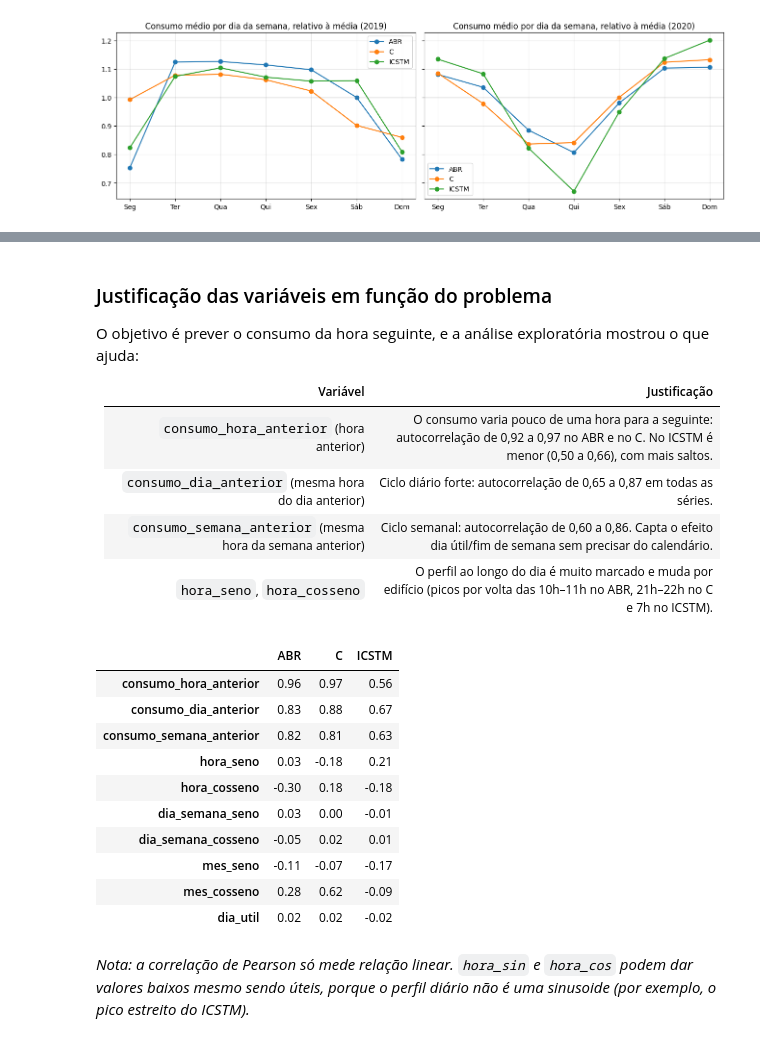
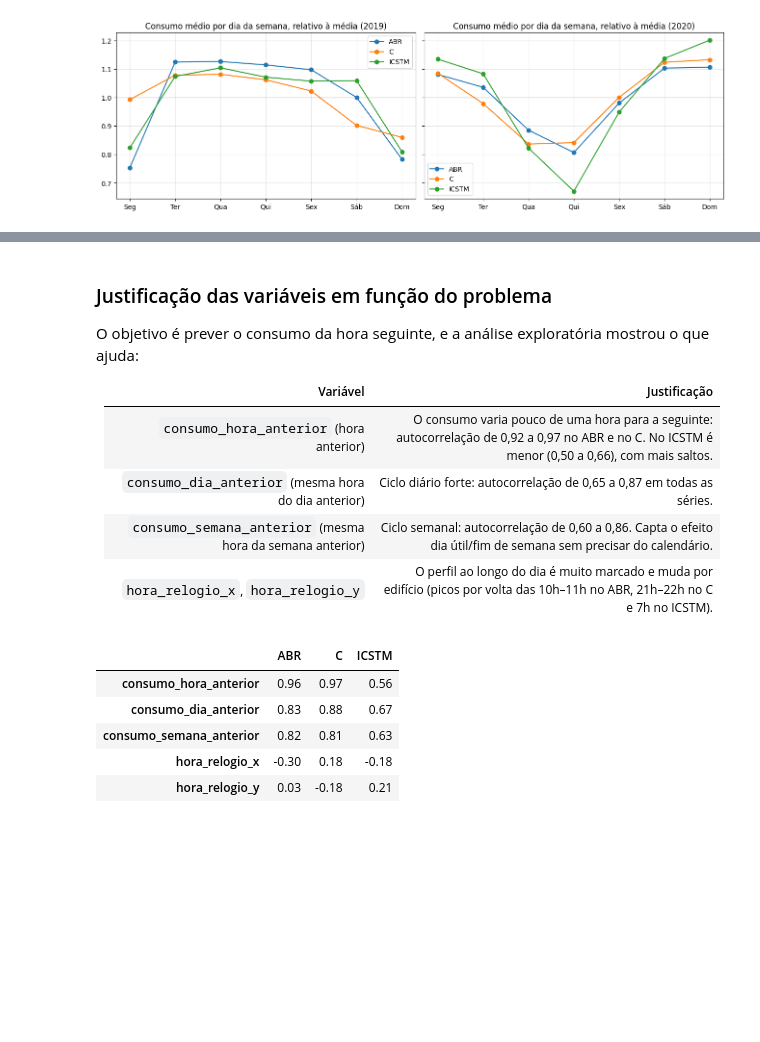
Before and after one commit to RickyFC-Git/Energy_Consumption_Prediction, a Jupyter notebook: trabalho/leonor/analise_exploratoria_elec.ipynb, the cells around one changed output, grey strips where cells are left out. Saved outputs shown, nothing was run; the diff lists cells and outputs as text; code cells hidden in the pictures; blank space fills up the shorter version.

```diff
--- a/trabalho/leonor/analise_exploratoria_elec.ipynb
+++ b/trabalho/leonor/analise_exploratoria_elec.ipynb
@@ -494,13 +488,14 @@ Cada linha representa **a hora a prever**; as variáveis só usam informação *
 - **Consumo em horas anteriores:** `consumo_hora_anterior` (hora anterior), `consumo_dia_anterior` (mesma hora do dia anterior) e `consumo_semana_anterior` (mesma hora da semana anterior), calculados dentro de cada edifício com o consumo já tratado.
 # %%
-# Hora do dia em seno/cosseno
-dp["hora_seno"] = np.sin(2 * np.pi * dp["hora"] / 24);       dp["hora_cosseno"] = np.cos(2 * np.pi * dp["hora"] / 24)
+# Posição da hora num relógio de 24 h (x = cosseno, y = seno)
+dp["hora_relogio_y"] = np.sin(2 * np.pi * dp["hora"] / 24)
+dp["hora_relogio_x"] = np.cos(2 * np.pi * dp["hora"] / 24)
 
 # Consumos anteriores (dentro de cada edifício; a série é contínua, com 1 h entre registos)
 for k, nome in {1: "consumo_hora_anterior", 24: "consumo_dia_anterior", 168: "consumo_semana_anterior"}.items():
     dp[nome] = dp.groupby("edificio")["consumo"].shift(k)
 
-FEATURES_BASE = ["hora_seno", "hora_cosseno", "consumo_hora_anterior", "consumo_dia_anterior", "consumo_semana_anterior"]
+FEATURES_BASE = ["hora_relogio_x", "hora_relogio_y", "consumo_hora_anterior", "consumo_dia_anterior", "consumo_semana_anterior"]
 
 print("Linhas sem consumo anterior (início da série de cada edifício):", dp["consumo_semana_anterior"].isna().sum() // len(EDIFICIOS), "por edifício")
 dp[dp.edificio == "ABR"][["consumo"] + FEATURES_BASE].iloc[[0, 1, 168, 169, 170]].round(3)
@@ -521,23 +516,16 @@ O objetivo é prever o consumo da hora seguinte, e a análise exploratória most
 | `consumo_hora_anterior` (hora anterior) | O consumo varia pouco de uma hora para a seguinte: autocorrelação de 0,92 a 0,97 no ABR e no C. No ICSTM é menor (0,50 a 0,66), com mais saltos. |
 | `consumo_dia_anterior` (mesma hora do dia anterior) | Ciclo diário forte: autocorrelação de 0,65 a 0,87 em todas as séries. |
 | `consumo_semana_anterior` (mesma hora da semana anterior) | Ciclo semanal: autocorrelação de 0,60 a 0,86. Capta o efeito dia útil/fim de semana sem precisar do calendário. |
-| `hora_seno`, `hora_cosseno` | O perfil ao longo do dia é muito marcado e muda por edifício (picos por volta das 10h–11h no ABR, 21h–22h no C e 7h no ICSTM). |
+| `hora_relogio_x`, `hora_relogio_y` | O perfil ao longo do dia é muito marcado e muda por edifício (picos por volta das 10h–11h no ABR, 21h–22h no C e 7h no ICSTM). |
 # %%
 # Correlação de Pearson entre o consumo e cada variável candidata (só relação linear)
-cand = ["consumo_hora_anterior", "consumo_dia_anterior", "consumo_semana_anterior", "hora_seno", "hora_cosseno"]
+cand = ["consumo_hora_anterior", "consumo_dia_anterior", "consumo_semana_anterior", "hora_relogio_x", "hora_relogio_y"]
 x = dp.dropna(subset=["consumo_semana_anterior"])
 pd.DataFrame({ed: x[x.edificio == ed][["consumo"] + cand].astype(float).corr()["consumo"].drop("consumo") for ed in EDIFICIOS}).round(2)
 # %% [output]
 |  | ABR | C | ICSTM |
 | consumo_hora_anterior | 0.96 | 0.97 | 0.56 |
 | consumo_dia_anterior | 0.83 | 0.88 | 0.67 |
 | consumo_semana_anterior | 0.82 | 0.81 | 0.63 |
-| hora_seno | 0.03 | -0.18 | 0.21 |
-| hora_cosseno | -0.30 | 0.18 | -0.18 |
-| dia_semana_seno | 0.03 | 0.00 | -0.01 |
-| dia_semana_cosseno | -0.05 | 0.02 | 0.01 |
-| mes_seno | -0.11 | -0.07 | -0.17 |
-| mes_cosseno | 0.28 | 0.62 | -0.09 |
-| dia_util | 0.02 | 0.02 | -0.02 |
+| hora_relogio_x | -0.30 | 0.18 | -0.18 |
+| hora_relogio_y | 0.03 | -0.18 | 0.21 |
-# %% [markdown]
-*Nota: a correlação de Pearson só mede relação linear. `hora_sin` e `hora_cos` podem dar valores baixos mesmo sendo úteis, porque o perfil diário não é uma sinusoide (por exemplo, o pico estreito do ICSTM).*
```
Also changed, not shown: parts of 14 cells of this notebook, 2 other files.
